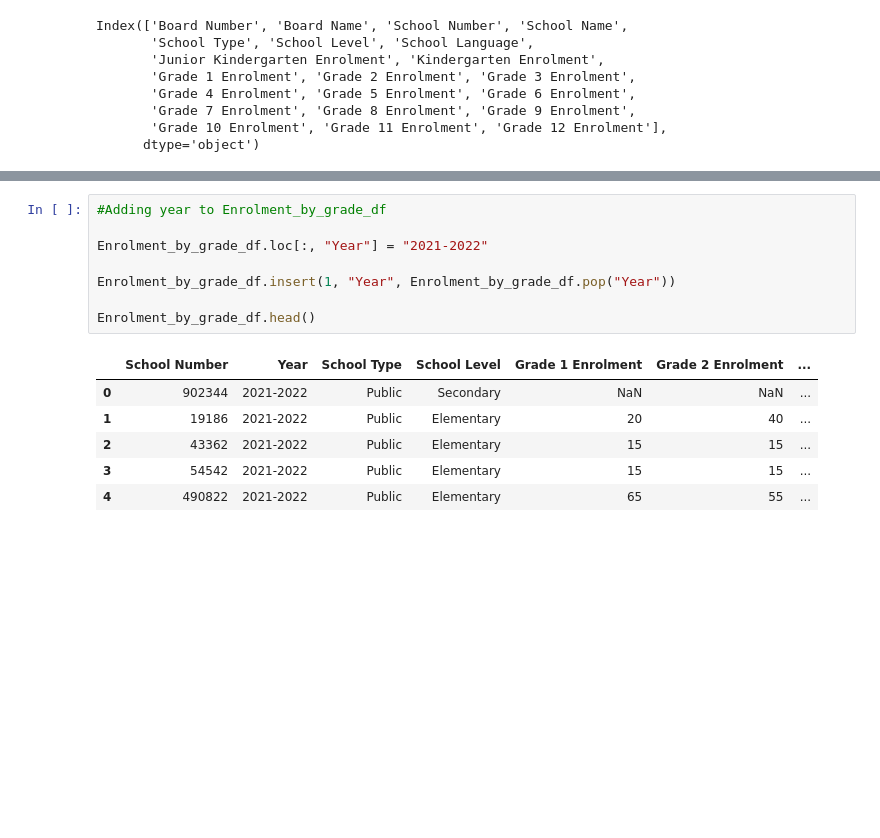
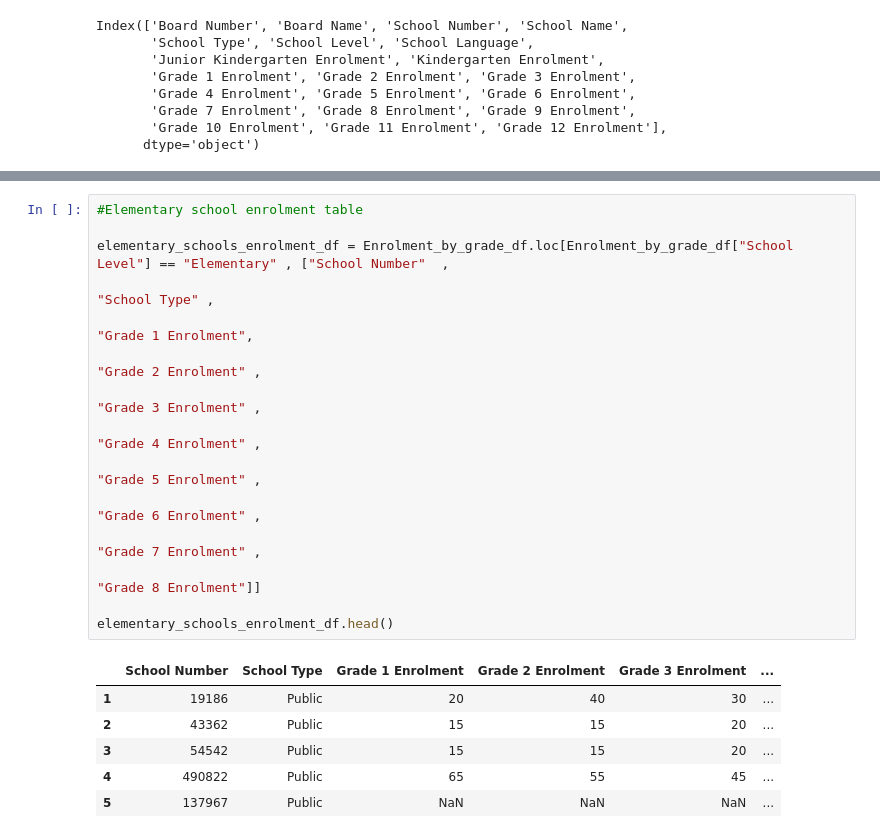
Before and after one commit to acedryden/school_research_project, a Jupyter notebook: Data Collection/Table_Preparation.ipynb, the cells around one changed output, grey strips where cells are left out. Saved outputs shown, nothing was run; the diff lists cells and outputs as text; blank space fills up the shorter version.

```diff
--- a/Data Collection/Table_Preparation.ipynb
+++ b/Data Collection/Table_Preparation.ipynb
@@ -151,18 +135,25 @@ Enrolment_by_grade_df.head()
 | 2 | 43362 | Public | Elementary | 15 | 15 | 20 | ... |
 | 3 | 54542 | Public | Elementary | 15 | 15 | 20 | ... |
 | 4 | 490822 | Public | Elementary | 65 | 55 | 45 | ... |
-# %%
-#Adding year to Enrolment_by_grade_df
-
-Enrolment_by_grade_df.loc[:, "Year"] = "2021-2022"
-
-Enrolment_by_grade_df.insert(1, "Year", Enrolment_by_grade_df.pop("Year"))
-
-Enrolment_by_grade_df.head()
-# %% [output]
-|  | School Number | Year | School Type | School Level | Grade 1 Enrolment | Grade 2 Enrolment | ... |
-| 0 | 902344 | 2021-2022 | Public | Secondary | NaN | NaN | ... |
-| 1 | 19186 | 2021-2022 | Public | Elementary | 20 | 40 | ... |
-| 2 | 43362 | 2021-2022 | Public | Elementary | 15 | 15 | ... |
-| 3 | 54542 | 2021-2022 | Public | Elementary | 15 | 15 | ... |
-| 4 | 490822 | 2021-2022 | Public | Elementary | 65 | 55 | ... |
+# %%
+#Elementary school enrolment table
+
+elementary_schools_enrolment_df = Enrolment_by_grade_df.loc[Enrolment_by_grade_df["School Level"] == "Elementary" , ["School Number"	,
+                                                                                                                    "School Type" ,
+                                                                                                                    "Grade 1 Enrolment",
+                                                                                                                    "Grade 2 Enrolment"	,
+                                                                                                                    "Grade 3 Enrolment"	,
+                                                                                                                    "Grade 4 Enrolment"	,
+                                                                                                                    "Grade 5 Enrolment"	,
+                                                                                                                    "Grade 6 Enrolment"	,
+                                                                                                                    "Grade 7 Enrolment"	,
+                                                                                                                    "Grade 8 Enrolment"]]
+
+elementary_schools_enrolment_df.head()
+# %% [output]
+|  | School Number | School Type | Grade 1 Enrolment | Grade 2 Enrolment | Grade 3 Enrolment | ... |
+| 1 | 19186 | Public | 20 | 40 | 30 | ... |
+| 2 | 43362 | Public | 15 | 15 | 20 | ... |
+| 3 | 54542 | Public | 15 | 15 | 20 | ... |
+| 4 | 490822 | Public | 65 | 55 | 45 | ... |
+| 5 | 137967 | Public | NaN | NaN | NaN | ... |
```
Also changed, not shown: parts of 16 cells of this notebook, 10 other files.
